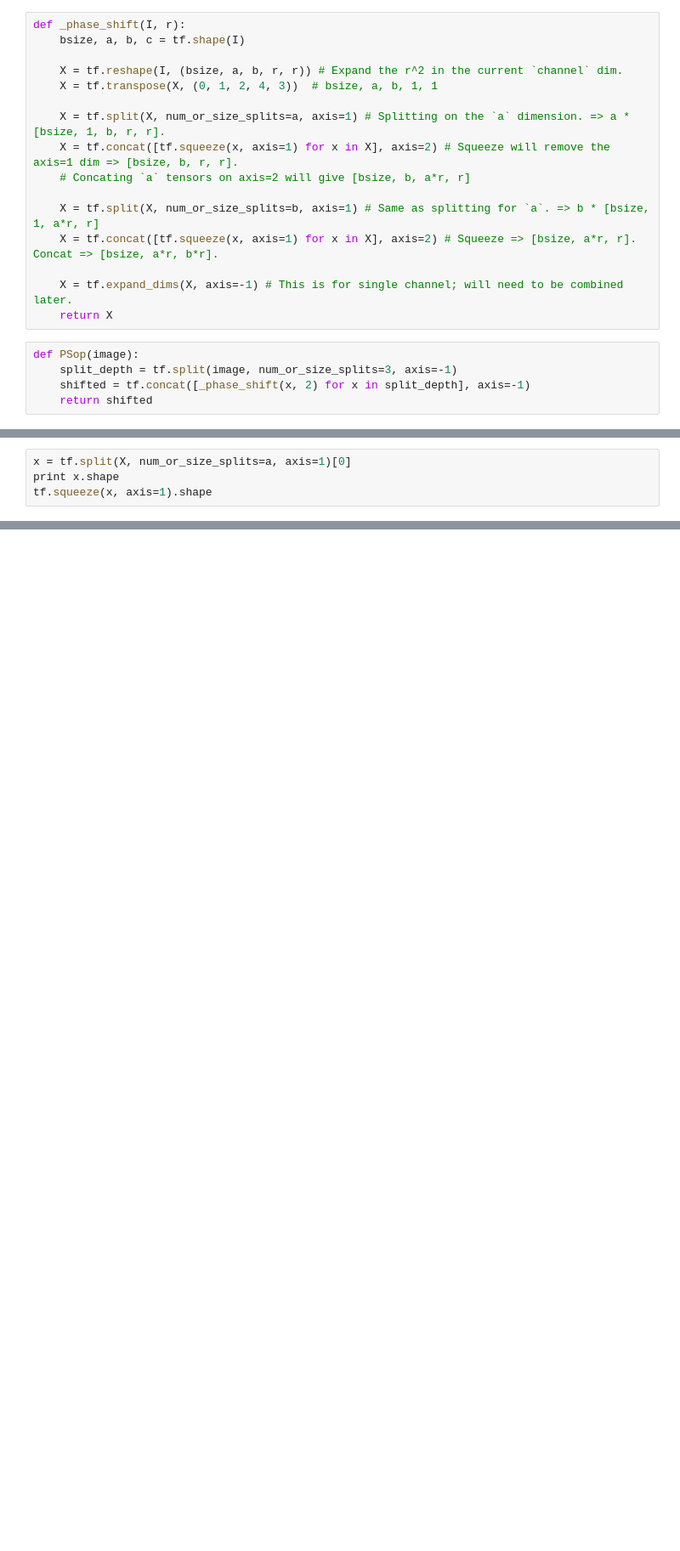
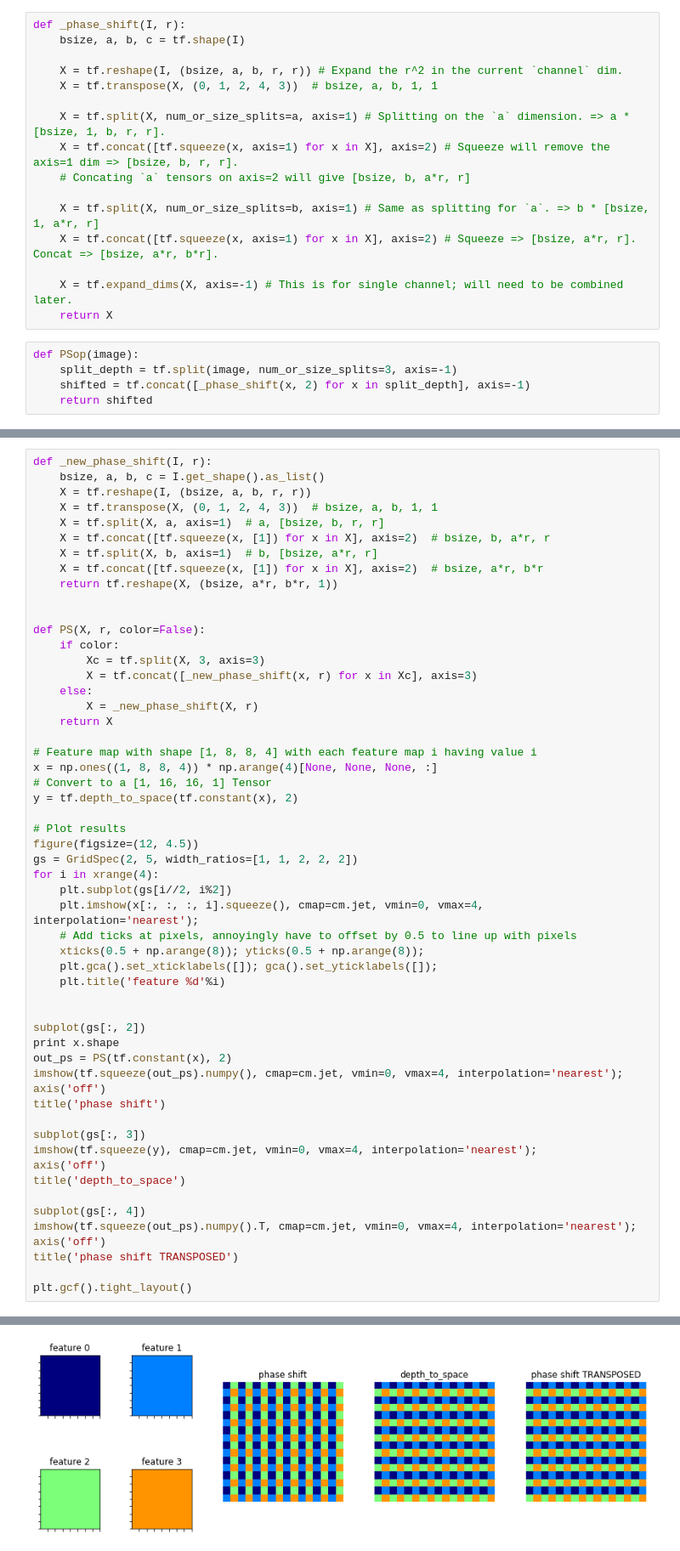
Before and after one commit to priyamtejaswin/srote-ftw, a Jupyter notebook: src_tensorflow/rough.ipynb, the cells around one changed output, grey strips where cells are left out. Shown at 85% size. Drawn from its saved outputs; the diff is of its cells as text; blank space fills up the shorter version.

Commit message:
Tested fusion and upscaling.
 Changes to be committed:
	modified:   src_tensorflow/rough.ipynb

```diff
--- a/src_tensorflow/rough.ipynb
+++ b/src_tensorflow/rough.ipynb
@@ -323,4 +319,0 @@ print PSop(img).shape
-# %%
-x = tf.split(X, num_or_size_splits=a, axis=1)[0]
-print x.shape
-tf.squeeze(x, axis=1).shape
@@ -375,0 +338,56 @@ for x in tf.split(I, 3, axis=-1):
+# %%
+def _new_phase_shift(I, r):
+    bsize, a, b, c = I.get_shape().as_list()
+    X = tf.reshape(I, (bsize, a, b, r, r))
+    X = tf.transpose(X, (0, 1, 2, 4, 3))  # bsize, a, b, 1, 1
+    X = tf.split(X, a, axis=1)  # a, [bsize, b, r, r]
+    X = tf.concat([tf.squeeze(x, [1]) for x in X], axis=2)  # bsize, b, a*r, r
+    X = tf.split(X, b, axis=1)  # b, [bsize, a*r, r]
+    X = tf.concat([tf.squeeze(x, [1]) for x in X], axis=2)  # bsize, a*r, b*r
+    return tf.reshape(X, (bsize, a*r, b*r, 1))
+
+
+def PS(X, r, color=False):
+    if color:
+        Xc = tf.split(X, 3, axis=3)
+        X = tf.concat([_new_phase_shift(x, r) for x in Xc], axis=3)
+    else:
+        X = _new_phase_shift(X, r)
+    return X
+
+# Feature map with shape [1, 8, 8, 4] with each feature map i having value i
+x = np.ones((1, 8, 8, 4)) * np.arange(4)[None, None, None, :]
+# Convert to a [1, 16, 16, 1] Tensor
+y = tf.depth_to_space(tf.constant(x), 2)
+
+# Plot results
+figure(figsize=(12, 4.5))
+gs = GridSpec(2, 5, width_ratios=[1, 1, 2, 2, 2])
+for i in xrange(4):
+    plt.subplot(gs[i//2, i%2])
+    plt.imshow(x[:, :, :, i].squeeze(), cmap=cm.jet, vmin=0, vmax=4, interpolation='nearest');
+    # Add ticks at pixels, annoyingly have to offset by 0.5 to line up with pixels
+    xticks(0.5 + np.arange(8)); yticks(0.5 + np.arange(8));
+    plt.gca().set_xticklabels([]); gca().set_yticklabels([]);
+    plt.title('feature %d'%i)
+
+
+subplot(gs[:, 2])
+print x.shape
+out_ps = PS(tf.constant(x), 2)
+imshow(tf.squeeze(out_ps).numpy(), cmap=cm.jet, vmin=0, vmax=4, interpolation='nearest');
+axis('off')
+title('phase shift')
+
+subplot(gs[:, 3])
+imshow(tf.squeeze(y), cmap=cm.jet, vmin=0, vmax=4, interpolation='nearest');
+axis('off')
+title('depth_to_space')
+
+subplot(gs[:, 4])
+imshow(tf.squeeze(out_ps).numpy().T, cmap=cm.jet, vmin=0, vmax=4, interpolation='nearest');
+axis('off')
+title('phase shift TRANSPOSED')
+
+plt.gcf().tight_layout()
+# %% [output]
@@ -375,0 +395 @@ for x in tf.split(I, 3, axis=-1):
+[figure, added]
```
Also changed, not shown: parts of 23 cells of this notebook.
